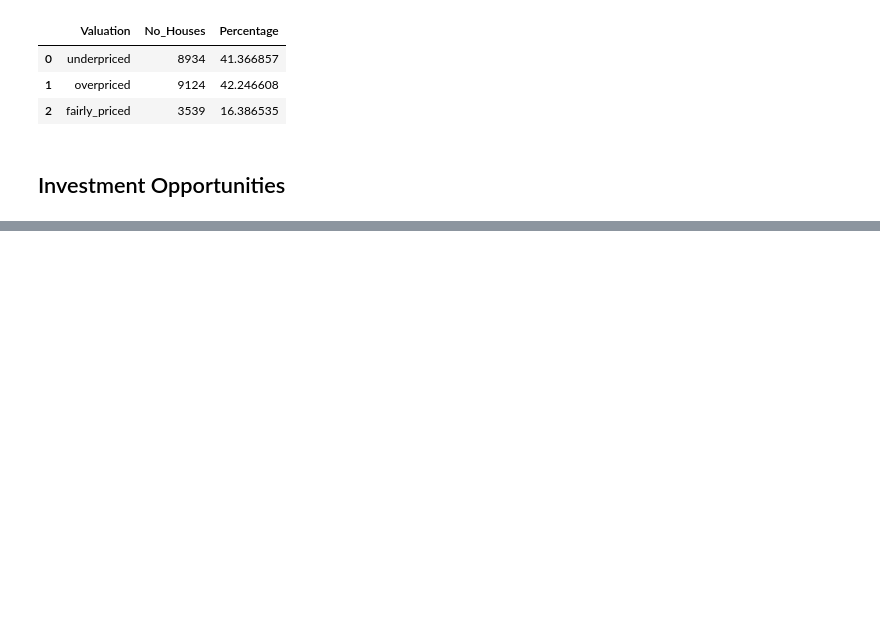
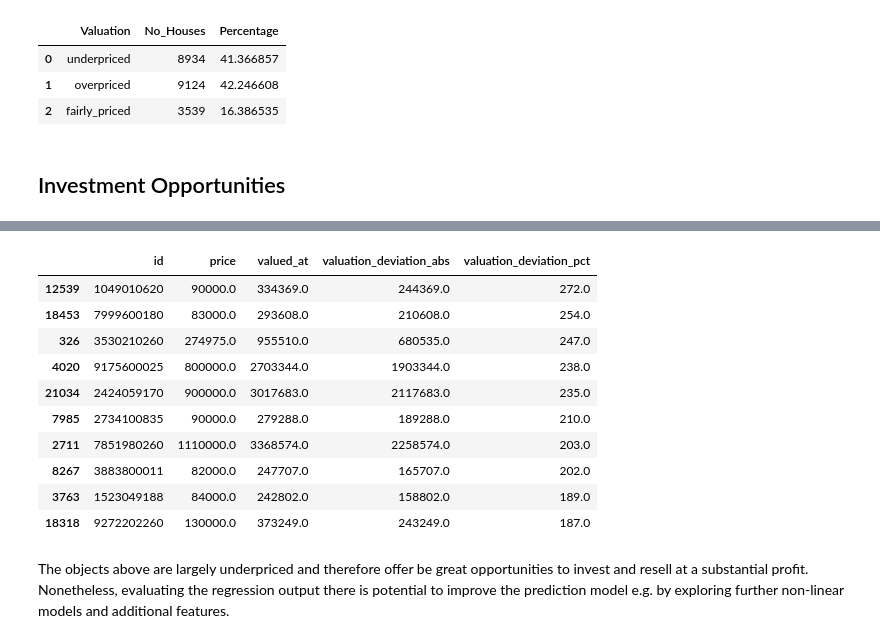
Before and after one commit to Vivi-Wi/House_Price_Prediction, a Jupyter notebook: KC_House_Prices.ipynb, the cells around one changed output, grey strips where cells are left out. Drawn from its saved outputs; the diff is of its cells as text; code cells hidden in the pictures; blank space fills up the shorter version.

```diff
--- a/KC_House_Prices.ipynb
+++ b/KC_House_Prices.ipynb
@@ -535,0 +533,24 @@ result.plot(kind = "scatter", x='price', y='valued_at');
+# %%
+recs = result[[
+    'id', 'price', 'valued_at', 'valuation_deviation_abs',
+    'valuation_deviation_pct'
+]]
+recs = recs.sort_values(by='valuation_deviation_pct',
+                        ascending=False)[1:11].round()
+
+recs
+# %% [output]
+|  | id | price | valued_at | valuation_deviation_abs | valuation_deviation_pct |
+| 12539 | 1049010620 | 90000.0 | 334369.0 | 244369.0 | 272.0 |
+| 18453 | 7999600180 | 83000.0 | 293608.0 | 210608.0 | 254.0 |
+| 326 | 3530210260 | 274975.0 | 955510.0 | 680535.0 | 247.0 |
+| 4020 | 9175600025 | 800000.0 | 2703344.0 | 1903344.0 | 238.0 |
+| 21034 | 2424059170 | 900000.0 | 3017683.0 | 2117683.0 | 235.0 |
+| 7985 | 2734100835 | 90000.0 | 279288.0 | 189288.0 | 210.0 |
+| 2711 | 7851980260 | 1110000.0 | 3368574.0 | 2258574.0 | 203.0 |
+| 8267 | 3883800011 | 82000.0 | 247707.0 | 165707.0 | 202.0 |
+| 3763 | 1523049188 | 84000.0 | 242802.0 | 158802.0 | 189.0 |
+| 18318 | 9272202260 | 130000.0 | 373249.0 | 243249.0 | 187.0 |
+# %% [markdown]
+The objects above are largely underpriced and therefore offer be great opportunities to invest and resell at a substantial profit.
+Nonetheless, evaluating the regression output there is potential to improve the prediction model e.g. by exploring further non-linear models and additional features.
```
Also changed, not shown: parts of 16 cells of this notebook.
